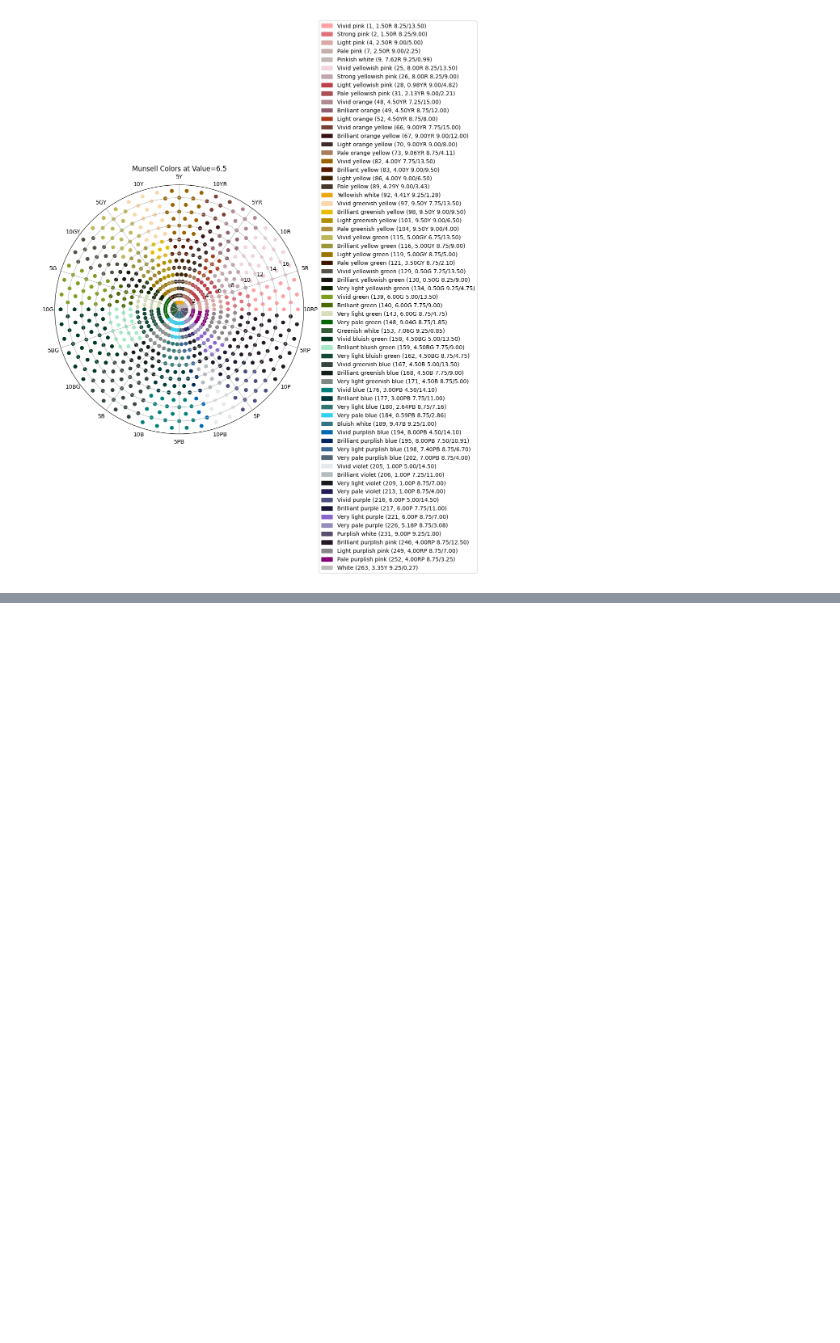
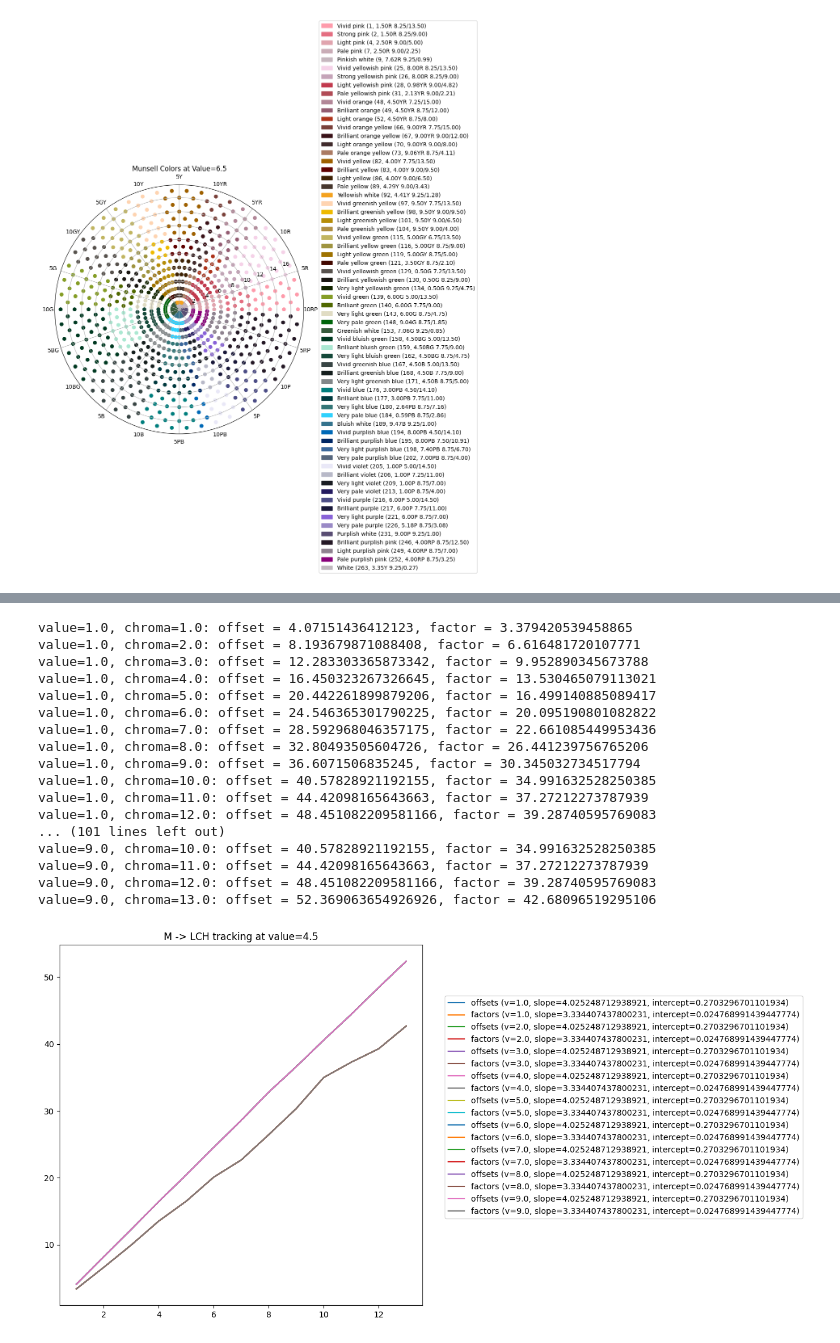
Before and after one commit to bstreiff/iscc-nbs-colors, a Jupyter notebook: notebooks/ISCC_NBS_renotations.ipynb, the cells around one changed output, grey strips where cells are left out. Drawn from its saved outputs; the diff is of its cells as text; code cells hidden in the pictures; blank space fills up the shorter version.

```diff
--- a/notebooks/ISCC_NBS_renotations.ipynb
+++ b/notebooks/ISCC_NBS_renotations.ipynb
@@ -217,3 +413,76 @@ plt.show()
+# %%
+from matplotlib.patches import Polygon
+from matplotlib.collections import PatchCollection
+import numpy as np
+import scipy
+
+from ISCC_NBS_renotations import lch_to_rgb
+from ISCC_NBS_renotations import lch_to_polar
+from ISCC_NBS_renotations import munsell_to_lch
+from ISCC_NBS_renotations import point_to_hue_and_code
+
+VALUE = 4.5
+
+fig = plt.figure(figsize=[8.0, 8.0])
+ax = fig.add_subplot()
+#ax.set_xticks(np.arange(0, 2*np.pi, np.pi/ (360.0 / 30.0) ))
+#ax.set_xticks(xtick_minor_ticks, labels=xtick_minor_labels, minor=True)
+#ax.set_yticks(np.arange(0, 140.0, 20.0))
+ax.set_title("M -> LCH tracking at value={}".format(VALUE))
+#ax.set_ylim(-100, 100)
+
+def lch_for_hue_point(hue_point, value, chroma):
+    hue, hue_code = point_to_hue_and_code(hue_point)
+    munsell_string = munsell_specification_to_munsell_colour([hue, VALUE, chroma, hue_code])
+    lch = munsell_to_lch(munsell_string)
+    return lch
+
+for value in [1.0, 2.0, 3.0, 4.0, 5.0, 6.0, 7.0, 8.0, 9.0]:
+    plot1 = []
+    plot2 = []
+
+    for chroma in [1.0, 2.0, 3.0, 4.0, 5.0, 6.0, 7.0, 8.0, 9.0, 10.0, 11.0, 12.0, 13.0]: #np.arange(1.0, 18.0, 1.0):
+        xy = [lch_to_polar(lch_for_hue_point(hp, value, chroma)) for hp in np.linspace(0.0, 100.0, 100)]
+        theta, r = zip(*xy)
+        scale_offset = np.min(r)
+        scale_factor = np.max(r) - np.min(r)
+        #r = scale_to_0_1(r)
+        #theta = np.linspace(0.0, 100.0, 100)
+        print("value={}, chroma={}: offset = {}, factor = {}".format(value, chroma, scale_offset, scale_factor))
+        plot1.append((chroma, scale_offset))
+        plot2.append((chroma, scale_factor))
+
+    chromas, offsets = zip(*plot1)
+    reg = scipy.stats.linregress(chromas, offsets)
+    ax.plot(chromas, offsets, label='offsets (v={}, slope={}, intercept={})'.format(value, reg.slope, reg.intercept))
+    chromas, factors = zip(*plot2)
+    reg = scipy.stats.linregress(chromas, factors)
+    ax.plot(chromas, factors, label='factors (v={}, slope={}, intercept={})'.format(value, reg.slope, reg.intercept))
+
+
+angle = np.deg2rad(0)
+ax.legend(loc="center left", bbox_to_anchor=(.55 + np.cos(angle)/2, .55 + np.sin(angle)/2))
+
+plt.show()
+# %% [output]
+value=1.0, chroma=1.0: offset = 4.07151436412123, factor = 3.379420539458865
+value=1.0, chroma=2.0: offset = 8.193679871088408, factor = 6.616481720107771
+value=1.0, chroma=3.0: offset = 12.283303365873342, factor = 9.952890345673788
+value=1.0, chroma=4.0: offset = 16.450323267326645, factor = 13.530465079113021
+value=1.0, chroma=5.0: offset = 20.442261899879206, factor = 16.499140885089417
+value=1.0, chroma=6.0: offset = 24.546365301790225, factor = 20.095190801082822
+value=1.0, chroma=7.0: offset = 28.592968046357175, factor = 22.661085449953436
+value=1.0, chroma=8.0: offset = 32.80493505604726, factor = 26.441239756765206
+value=1.0, chroma=9.0: offset = 36.6071506835245, factor = 30.345032734517794
+value=1.0, chroma=10.0: offset = 40.57828921192155, factor = 34.991632528250385
+value=1.0, chroma=11.0: offset = 44.42098165643663, factor = 37.27212273787939
+value=1.0, chroma=12.0: offset = 48.451082209581166, factor = 39.28740595769083
+... (101 lines left out)
+value=9.0, chroma=10.0: offset = 40.57828921192155, factor = 34.991632528250385
+value=9.0, chroma=11.0: offset = 44.42098165643663, factor = 37.27212273787939
+value=9.0, chroma=12.0: offset = 48.451082209581166, factor = 39.28740595769083
+value=9.0, chroma=13.0: offset = 52.369063654926926, factor = 42.68096519295106
+[figure, added]
 # %%
 from matplotlib.patches import Polygon
 from matplotlib.collections import PatchCollection
```
Also changed, not shown: parts of 6 cells of this notebook, 2 other files.
